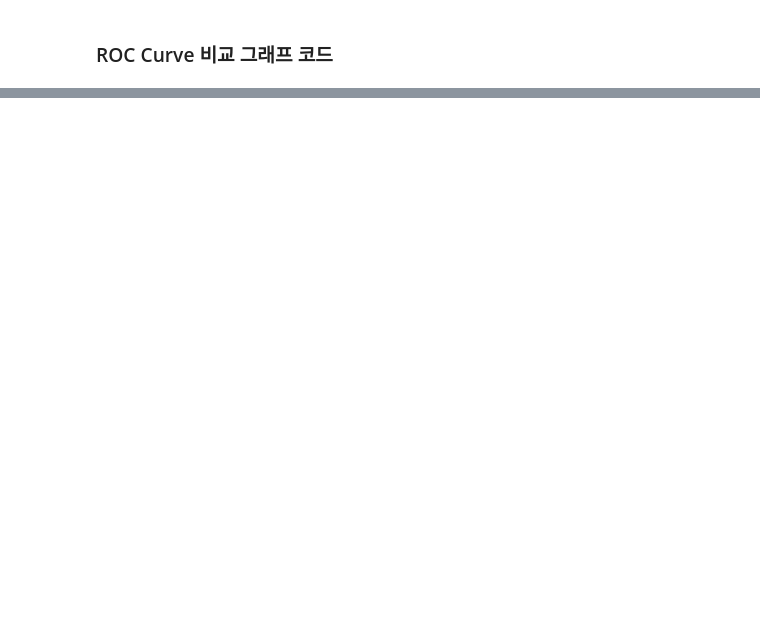
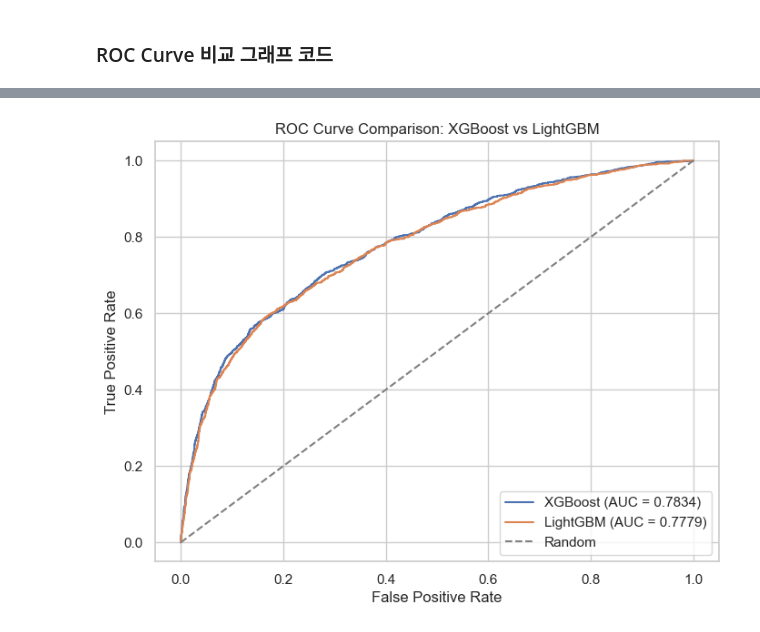
Before and after one commit to cherrima/hipython, a Jupyter notebook: Learning/11_CreditCard_DefaultPrediction.ipynb, the cells around one changed output, grey strips where cells are left out. Drawn from its saved outputs; the diff is of its cells as text; code cells hidden in the pictures; blank space fills up the shorter version.

```diff
--- a/Learning/11_CreditCard_DefaultPrediction.ipynb
+++ b/Learning/11_CreditCard_DefaultPrediction.ipynb
@@ -660,0 +1027,19 @@ plt.show()
+# %%
+lgb_core = lgb_model.named_steps['classifier']
+
+lgb_core.set_params(scale_pos_weight=scale_pos_weight)
+
+lgb_result = train_evaluate_tree_model(
+    model=lgb_core,
+    X_train=X_train,
+    y_train=y_train,
+    X_test=X_test,
+    y_test=y_test,
+    cat_cols=cat_cols,
+    num_cols=num_cols,
+    prefix="lgb"
+)
+
+lgb_model = lgb_result["lgb_model"]
+lgb_y_pred = lgb_result["lgb_y_pred"]
+lgb_y_prob = lgb_result["lgb_y_prob"]
@@ -660,0 +1109,29 @@ plt.show()
+# %%
+import matplotlib.pyplot as plt
+from sklearn.metrics import roc_curve, roc_auc_score
+
+# ROC curve 계산
+xgb_fpr, xgb_tpr, _ = roc_curve(y_test, xgb_y_prob)
+lgb_fpr, lgb_tpr, _ = roc_curve(y_test, lgb_y_prob)
+
+# AUC 계산
+xgb_auc = roc_auc_score(y_test, xgb_y_prob)
+lgb_auc = roc_auc_score(y_test, lgb_y_prob)
+
+# 그래프
+plt.figure(figsize=(8, 6))
+
+plt.plot(xgb_fpr, xgb_tpr, label=f'XGBoost (AUC = {xgb_auc:.4f})')
+plt.plot(lgb_fpr, lgb_tpr, label=f'LightGBM (AUC = {lgb_auc:.4f})')
+
+# 랜덤 기준선
+plt.plot([0, 1], [0, 1], linestyle='--', color='gray', label='Random')
+
+plt.xlabel('False Positive Rate')
+plt.ylabel('True Positive Rate')
+plt.title('ROC Curve Comparison: XGBoost vs LightGBM')
+plt.legend(loc='lower right')
+plt.grid(True)
+plt.show()
+# %% [output]
+[figure, added]
```
Also changed, not shown: parts of 55 cells of this notebook, 1 other file.
